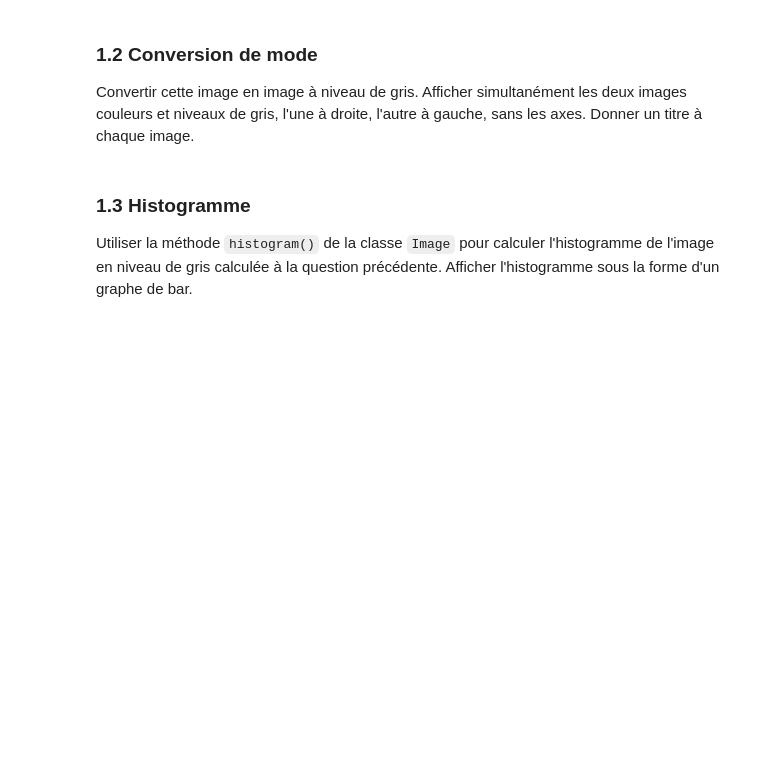
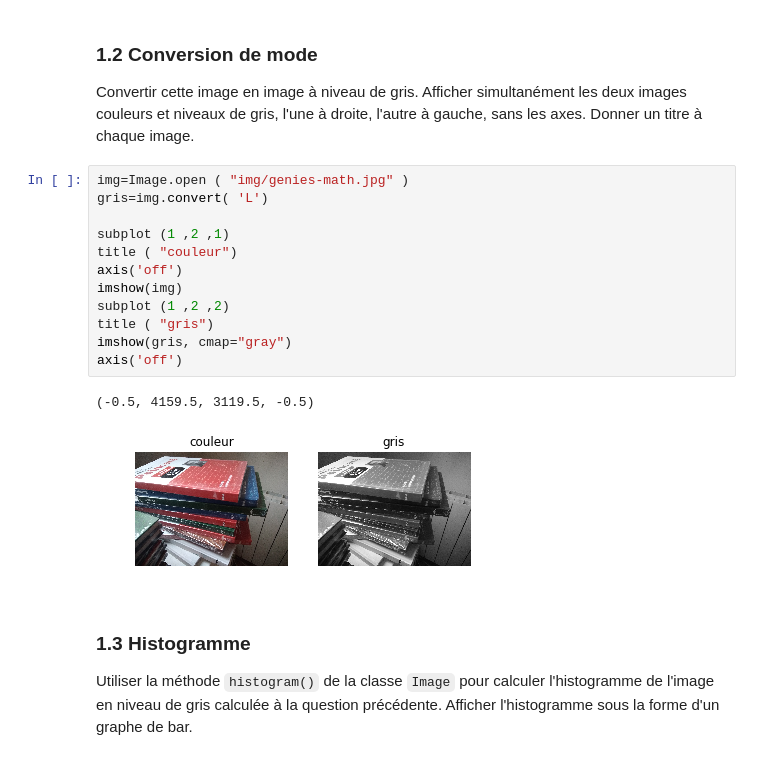
Before and after one commit to azn94/UE-Image, a Jupyter notebook: TME2/TME2_Sujet.ipynb, the cells around one changed output. Saved outputs shown, nothing was run; the diff lists cells and outputs as text; blank space fills up the shorter version.

```diff
--- a/TME2/TME2_Sujet.ipynb
+++ b/TME2/TME2_Sujet.ipynb
@@ -13,6 +18,21 @@ from pylab import *
 # %% [markdown]
 ### 1.2 Conversion de mode
 Convertir cette image en image à niveau de gris. Afficher simultanément les deux images couleurs et niveaux de gris,  l'une à droite, l'autre à gauche, sans les axes. Donner un titre à chaque image.
+# %%
+img=Image.open ( "img/genies-math.jpg" )
+gris=img.convert( 'L')
+
+subplot (1 ,2 ,1)
+title ( "couleur")
+axis('off')
+imshow(img)
+subplot (1 ,2 ,2)
+title ( "gris")
+imshow(gris, cmap="gray")
+axis('off')
+# %% [output]
+(-0.5, 4159.5, 3119.5, -0.5)
+[figure, added]
 # %% [markdown]
 ### 1.3 Histogramme
 Utiliser la méthode `histogram()` de la classe `Image` pour calculer l'histogramme de l'image en niveau de gris calculée à la question précédente. Afficher l'histogramme sous la forme d'un graphe de bar.
```
Also changed, not shown: parts of 2 cells of this notebook.
